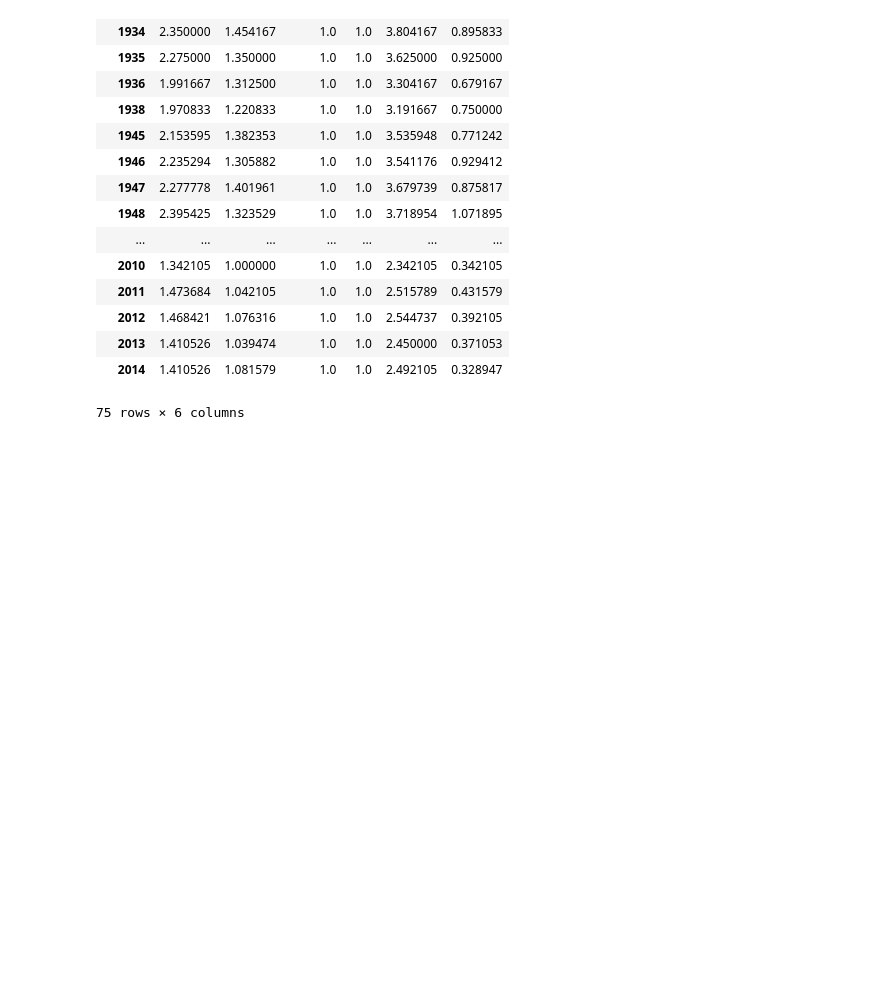
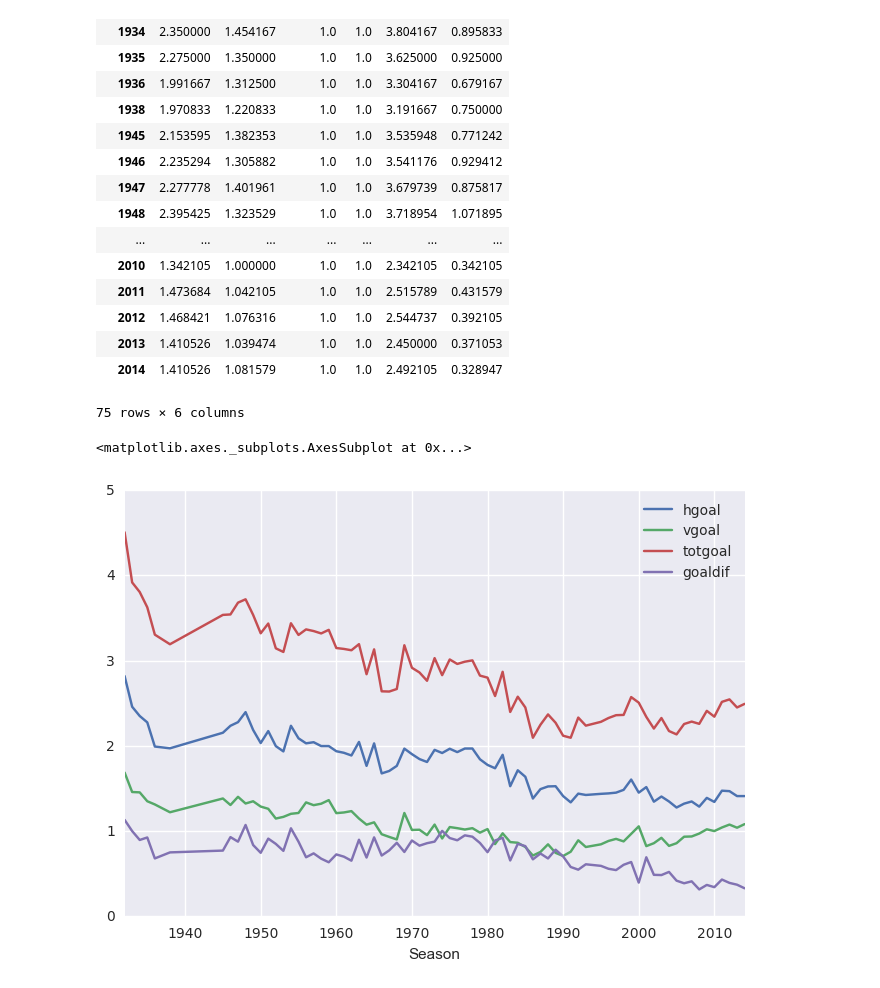
Before and after one commit to alexisrosuel/Football-predictions, a Jupyter notebook: Analyse exploratoire.ipynb, the cells around one changed output. Saved outputs shown, nothing was run; the diff lists cells and outputs as text; code cells hidden in the pictures; blank space fills up the shorter version.

```diff
--- a/Analyse exploratoire.ipynb
+++ b/Analyse exploratoire.ipynb
@@ -36,3 +36,8 @@ data.groupby(by=data.Season).mean()
 | 2013 | 1.410526 | 1.039474 | 1.0 | 1.0 | 2.450000 | 0.371053 |
 | 2014 | 1.410526 | 1.081579 | 1.0 | 1.0 | 2.492105 | 0.328947 |
 75 rows × 6 columns
+# %%
+data.groupby(by=data.Season)["hgoal","vgoal","totgoal","goaldif"].mean().plot()
+# %% [output]
+<matplotlib.axes._subplots.AxesSubplot at 0x...>
+[figure, added]
```
Also changed, not shown: parts of 8 cells of this notebook.
